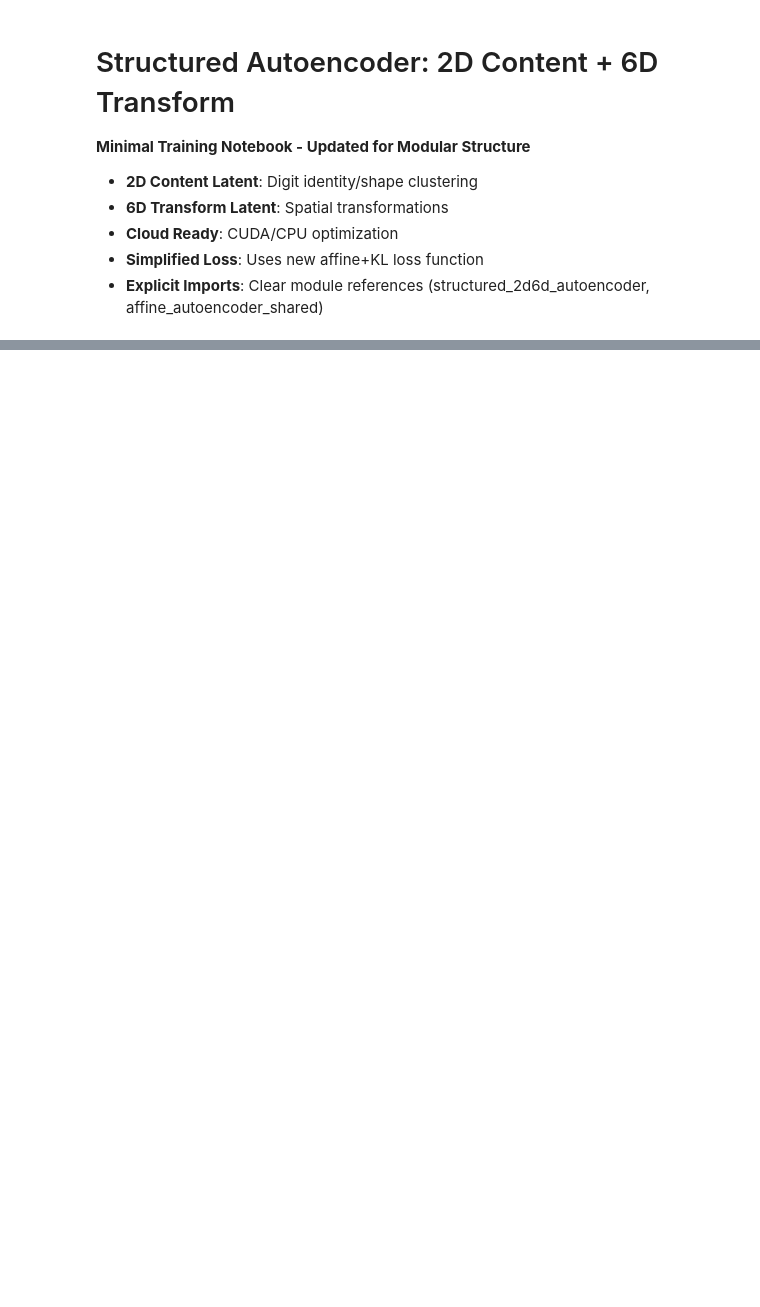
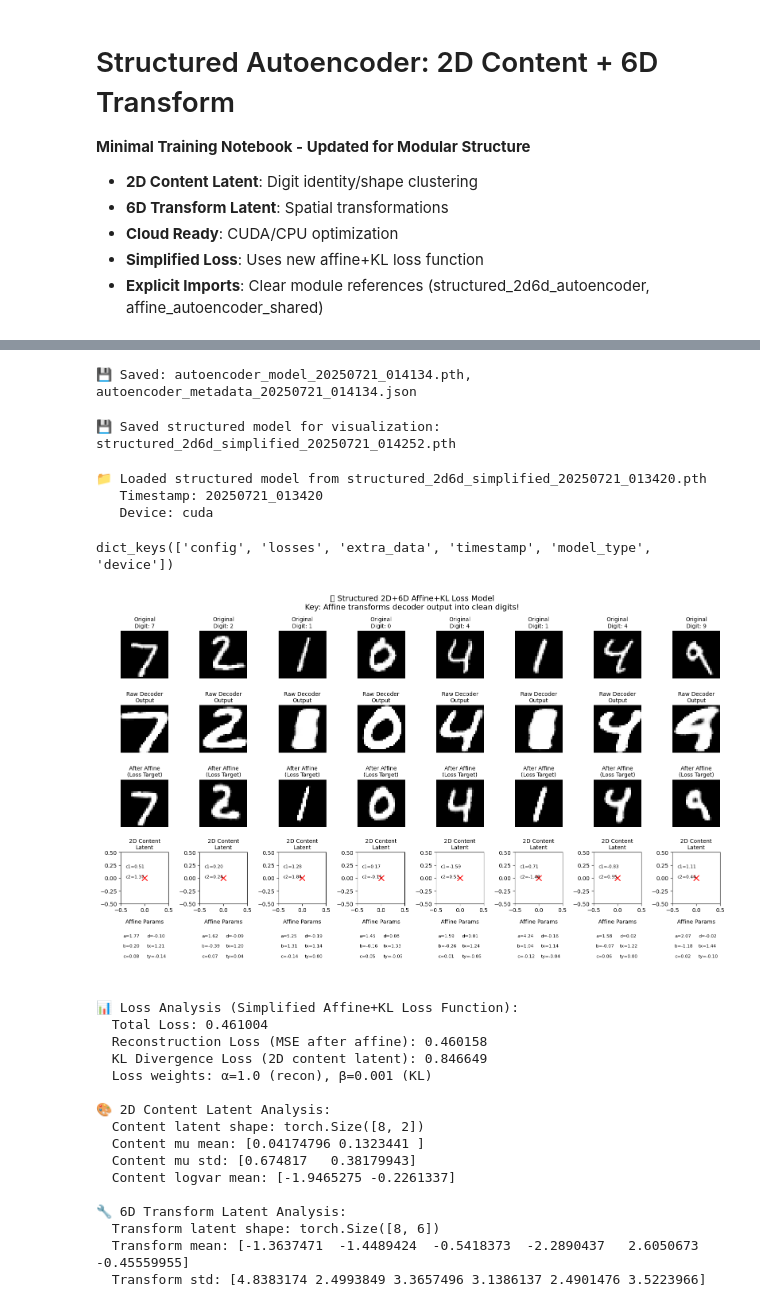
Before and after one commit to amplipy/adversAE, a Jupyter notebook: adversae/vae_training/affine/structured_autoencoder_2d6d.ipynb, the cells around one changed output, grey strips where cells are left out. Cells and saved outputs as stored; diff of their text form; code cells hidden in the pictures; blank space fills up the shorter version.

Commit message:
trained 2d6d

```diff
--- a/adversae/vae_training/affine/structured_autoencoder_2d6d.ipynb
+++ b/adversae/vae_training/affine/structured_autoencoder_2d6d.ipynb
@@ -17,7 +17,7 @@ import affine_autoencoder_shared as shared
 # 🚀 CONFIG - Updated for simplified loss
 CONFIG = {
     'content_latent_dim': 2, 'transform_latent_dim': 6, 'total_latent_dim': 8,
-    'epochs': 50, 'learning_rate': 1e-3, 'batch_size_train': 256, 'batch_size_test': 128,
+    'epochs': 40, 'learning_rate': 1e-3, 'batch_size_train': 256, 'batch_size_test': 128,
     'alpha': 1.0,  # Affine loss weight
     'beta': 0.001,  # KL divergence weight (reduced for 2D content latent)
     'force_cuda': True, 'mixed_precision': True, 'gradient_clip': 1.0,
@@ -60,6 +104,8 @@ s2d6d.comprehensive_visualization_structured(model, test_loader, device, CONFIG)
 # 💾 SAVE - Using shared save functionality from affine_autoencoder_shared
 # Basic save (model, config, losses only - no extra visualization data)
 model_file, metadata_file = shared.save_model_cloud(model, CONFIG, losses_dict, device)
+# %% [output]
+💾 Saved: autoencoder_model_20250721_014134.pth, autoencoder_metadata_20250721_014134.json
 # %%
 # 💾 ALTERNATIVE: Save for Visualization (includes all data needed for viz)
 # This saves everything needed to recreate visualizations later
@@ -71,12 +117,50 @@ viz_filename = shared.save_model_for_viz(
     extra_data={
         'content_data': content_data,
         'transform_data': transform_data,
-        'label_data': label_data
+        'label_data': label_data,
+        'config': CONFIG
     },
     name="2d6d_simplified"  # Custom name for easy identification
 )
+# %% [output]
+💾 Saved structured model for visualization: structured_2d6d_simplified_20250721_014252.pth
 # %%
-#refresh
+#📁 LOAD MODEL FOR VISUALIZATION
+#Run this cell to load a previously saved model instead of training from scratch
+#NOTE: Fixed for PyTorch 2.6 weights_only issue
+
+#Option 1: Load specific model by filename
+model_path = 'structured_2d6d_simplified_20250721_013420.pth'
+loaded_model, viz_data = shared.load_model_for_viz(model_path,
+                                                   s2d6d.StructuredAffineInvariantAutoEncoder, device)
+# %% [output]
+📁 Loaded structured model from structured_2d6d_simplified_20250721_013420.pth
+   Timestamp: 20250721_013420
+   Device: cuda
+# %%
+viz_data.keys()
+# %% [output]
+dict_keys(['config', 'losses', 'extra_data', 'timestamp', 'model_type', 'device'])
+# %%
+s2d6d.comprehensive_visualization_structured(loaded_model, test_loader, device, CONFIG)
+# %% [output]
+[figure, added]
+📊 Loss Analysis (Simplified Affine+KL Loss Function):
+  Total Loss: 0.461004
+  Reconstruction Loss (MSE after affine): 0.460158
+  KL Divergence Loss (2D content latent): 0.846649
+  Loss weights: α=1.0 (recon), β=0.001 (KL)
+
+🎨 2D Content Latent Analysis:
+  Content latent shape: torch.Size([8, 2])
+  Content mu mean: [0.04174796 0.1323441 ]
+  Content mu std: [0.674817   0.38179943]
+  Content logvar mean: [-1.9465275 -0.2261337]
+
+🔧 6D Transform Latent Analysis:
+  Transform latent shape: torch.Size([8, 6])
+  Transform mean: [-1.3637471  -1.4489424  -0.5418373  -2.2890437   2.6050673  -0.45559955]
+  Transform std: [4.8383174 2.4993849 3.3657496 3.1386137 2.4901476 3.5223966]
 # %%
 # 📁 LOAD MODEL FOR VISUALIZATION
 # Run this cell to load a previously saved model instead of training from scratch
```
Also changed, not shown: parts of 4 cells of this notebook, 3 other files.
